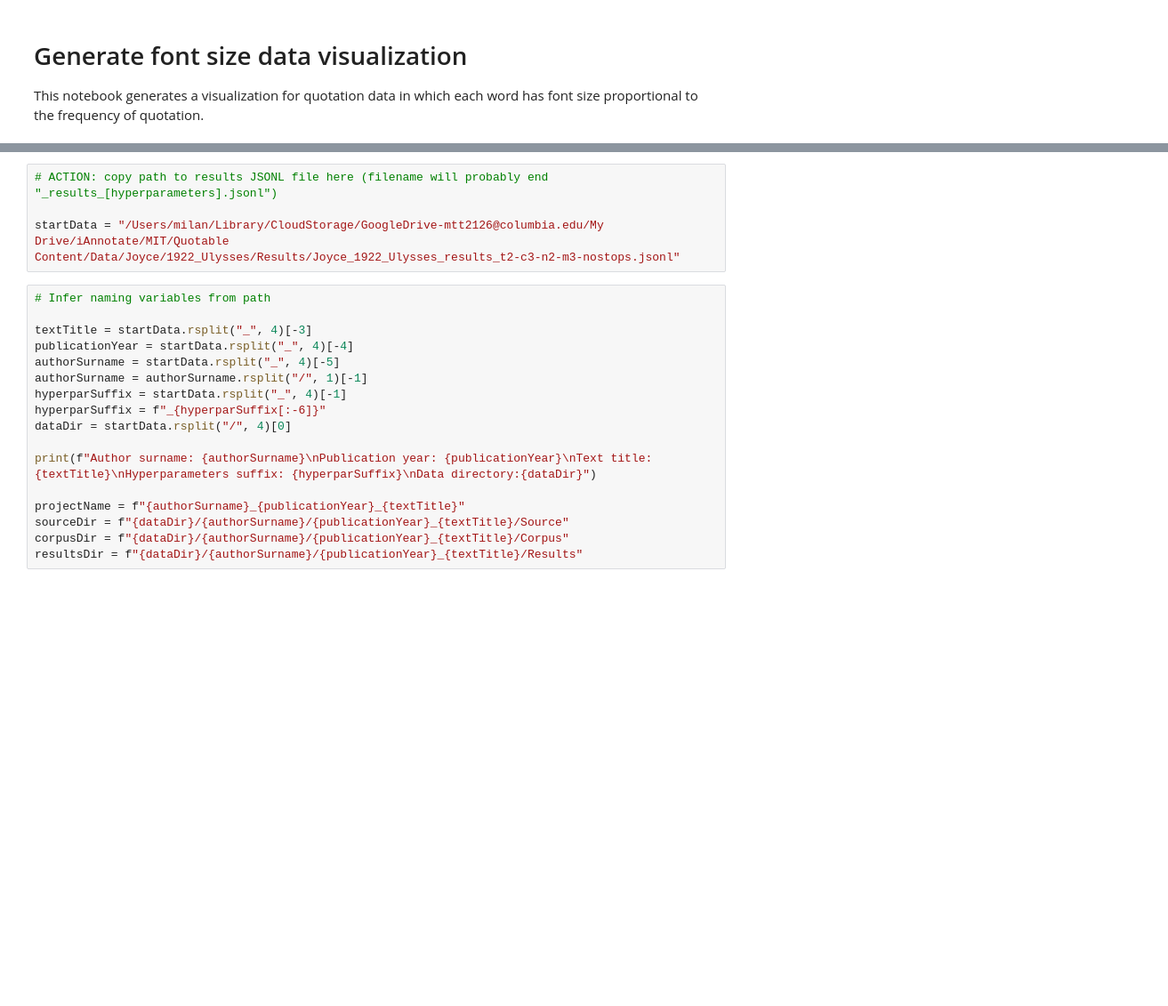
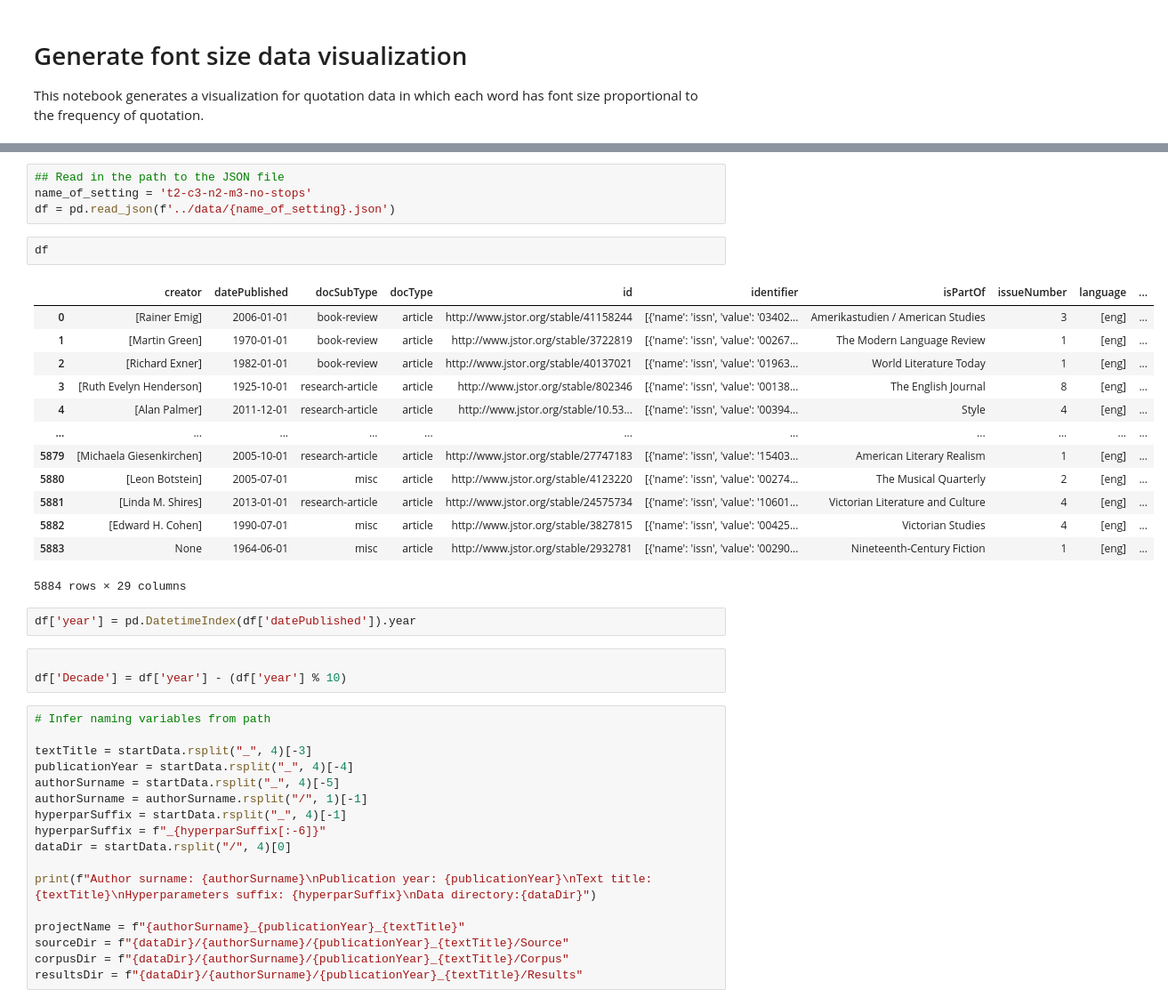
Before and after one commit to lit-mod-viz/middlemarch-critical-histories, a Jupyter notebook: notebooks/font_size_visualization.ipynb, the cells around one changed output, grey strips where cells are left out. Shown at 89% size. Drawn from its saved outputs; the diff is of its cells as text; blank space fills up the shorter version.

```diff
--- a/notebooks/font_size_visualization.ipynb
+++ b/notebooks/font_size_visualization.ipynb
@@ -20,7 +20,28 @@ from IPython.core.display import HTML
-# %%
-# ACTION: copy path to results JSONL file here (filename will probably end "_results_[hyperparameters].jsonl")
-
-startData = "/Users/milan/Library/CloudStorage/GoogleDrive-mtt2126@columbia.edu/My Drive/iAnnotate/MIT/Quotable Content/Data/Joyce/1922_Ulysses/Results/Joyce_1922_Ulysses_results_t2-c3-n2-m3-nostops.jsonl"
+# %%
+## Read in the path to the JSON file
+name_of_setting = 't2-c3-n2-m3-no-stops'
+df = pd.read_json(f'../data/{name_of_setting}.json')
+# %%
+df
+# %% [output]
+|  | creator | datePublished | docSubType | docType | id | identifier | isPartOf | issueNumber | language | ... |
+| 0 | [Rainer Emig] | 2006-01-01 | book-review | article | http://www.jstor.org/stable/41158244 | [{'name': 'issn', 'value': '03402... | Amerikastudien / American Studies | 3 | [eng] | ... |
+| 1 | [Martin Green] | 1970-01-01 | book-review | article | http://www.jstor.org/stable/3722819 | [{'name': 'issn', 'value': '00267... | The Modern Language Review | 1 | [eng] | ... |
+| 2 | [Richard Exner] | 1982-01-01 | book-review | article | http://www.jstor.org/stable/40137021 | [{'name': 'issn', 'value': '01963... | World Literature Today | 1 | [eng] | ... |
+| 3 | [Ruth Evelyn Henderson] | 1925-10-01 | research-article | article | http://www.jstor.org/stable/802346 | [{'name': 'issn', 'value': '00138... | The English Journal | 8 | [eng] | ... |
+| 4 | [Alan Palmer] | 2011-12-01 | research-article | article | http://www.jstor.org/stable/10.53... | [{'name': 'issn', 'value': '00394... | Style | 4 | [eng] | ... |
+| ... | ... | ... | ... | ... | ... | ... | ... | ... | ... | ... |
+| 5879 | [Michaela Giesenkirchen] | 2005-10-01 | research-article | article | http://www.jstor.org/stable/27747183 | [{'name': 'issn', 'value': '15403... | American Literary Realism | 1 | [eng] | ... |
+| 5880 | [Leon Botstein] | 2005-07-01 | misc | article | http://www.jstor.org/stable/4123220 | [{'name': 'issn', 'value': '00274... | The Musical Quarterly | 2 | [eng] | ... |
+| 5881 | [Linda M. Shires] | 2013-01-01 | research-article | article | http://www.jstor.org/stable/24575734 | [{'name': 'issn', 'value': '10601... | Victorian Literature and Culture | 4 | [eng] | ... |
+| 5882 | [Edward H. Cohen] | 1990-07-01 | misc | article | http://www.jstor.org/stable/3827815 | [{'name': 'issn', 'value': '00425... | Victorian Studies | 4 | [eng] | ... |
+| 5883 | None | 1964-06-01 | misc | article | http://www.jstor.org/stable/2932781 | [{'name': 'issn', 'value': '00290... | Nineteenth-Century Fiction | 1 | [eng] | ... |
+5884 rows × 29 columns
+# %%
+df['year'] = pd.DatetimeIndex(df['datePublished']).year
+# %%
+
+df['Decade'] = df['year'] - (df['year'] % 10)
 # %%
 # Infer naming variables from path
 
```
Also changed, not shown: parts of 6 cells of this notebook, 7 other files.
